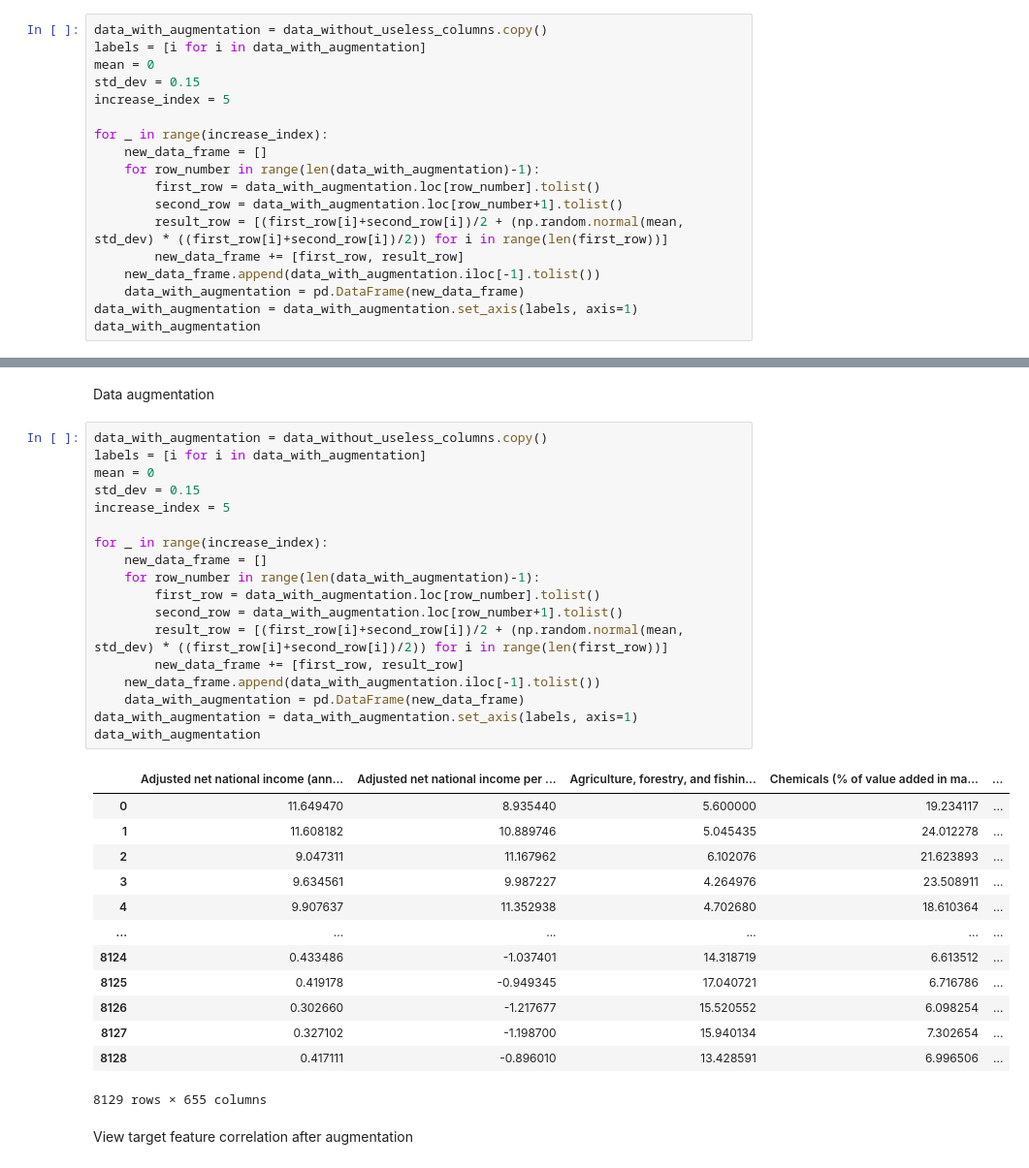
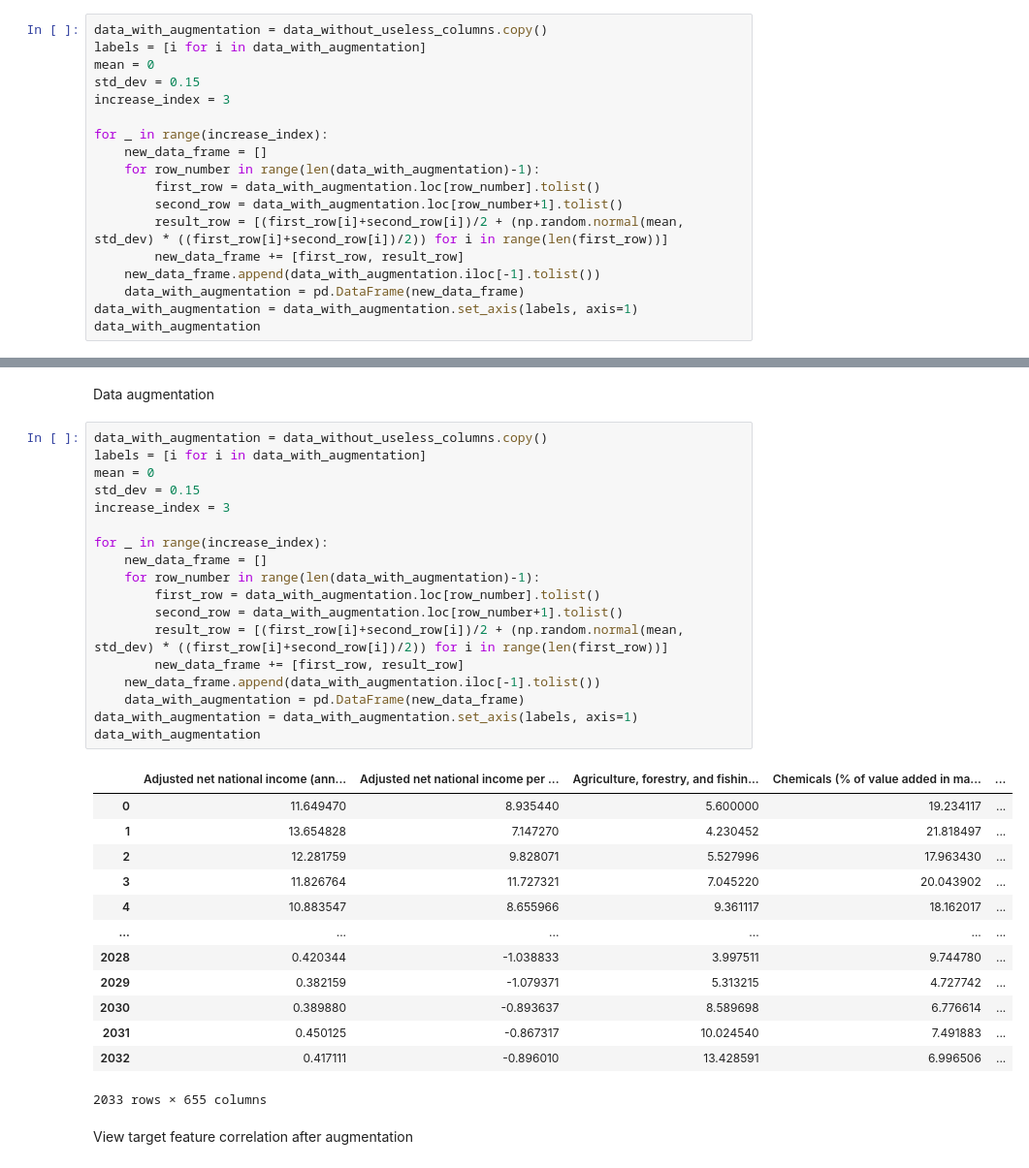
Before and after one commit to DaniilAlenushkin/predicting_a_country_economic_potential, a Jupyter notebook: clear_dataset.ipynb, the cells around one changed output, grey strips where cells are left out. Shown: that part at 97% size. Saved outputs shown, nothing was run; the diff lists cells and outputs as text.

```diff
--- a/clear_dataset.ipynb
+++ b/clear_dataset.ipynb
@@ -181,7 +181,7 @@ data_with_augmentation = data_without_useless_columns.copy()
 labels = [i for i in data_with_augmentation]
 mean = 0
 std_dev = 0.15
-increase_index = 5
+increase_index = 3
 
 for _ in range(increase_index):
     new_data_frame = []
@@ -393,35 +393,35 @@ Data augmentation
 # %%
 data_with_augmentation = data_without_useless_columns.copy()
 labels = [i for i in data_with_augmentation]
 mean = 0
 std_dev = 0.15
-increase_index = 5
+increase_index = 3
 
 for _ in range(increase_index):
     new_data_frame = []
     for row_number in range(len(data_with_augmentation)-1):
         first_row = data_with_augmentation.loc[row_number].tolist()
         second_row = data_with_augmentation.loc[row_number+1].tolist()
         result_row = [(first_row[i]+second_row[i])/2 + (np.random.normal(mean, std_dev) * ((first_row[i]+second_row[i])/2)) for i in range(len(first_row))]
         new_data_frame += [first_row, result_row]
     new_data_frame.append(data_with_augmentation.iloc[-1].tolist())
     data_with_augmentation = pd.DataFrame(new_data_frame)
 data_with_augmentation = data_with_augmentation.set_axis(labels, axis=1)
 data_with_augmentation
 # %% [output]
 |  | Adjusted net national income (ann... | Adjusted net national income per ... | Agriculture, forestry, and fishin... | Chemicals (% of value added in ma... | ... |
 | 0 | 11.649470 | 8.935440 | 5.600000 | 19.234117 | ... |
-| 1 | 11.608182 | 10.889746 | 5.045435 | 24.012278 | ... |
-| 2 | 9.047311 | 11.167962 | 6.102076 | 21.623893 | ... |
-| 3 | 9.634561 | 9.987227 | 4.264976 | 23.508911 | ... |
-| 4 | 9.907637 | 11.352938 | 4.702680 | 18.610364 | ... |
+| 1 | 13.654828 | 7.147270 | 4.230452 | 21.818497 | ... |
+| 2 | 12.281759 | 9.828071 | 5.527996 | 17.963430 | ... |
+| 3 | 11.826764 | 11.727321 | 7.045220 | 20.043902 | ... |
+| 4 | 10.883547 | 8.655966 | 9.361117 | 18.162017 | ... |
 | ... | ... | ... | ... | ... | ... |
-| 8124 | 0.433486 | -1.037401 | 14.318719 | 6.613512 | ... |
-| 8125 | 0.419178 | -0.949345 | 17.040721 | 6.716786 | ... |
-| 8126 | 0.302660 | -1.217677 | 15.520552 | 6.098254 | ... |
-| 8127 | 0.327102 | -1.198700 | 15.940134 | 7.302654 | ... |
-| 8128 | 0.417111 | -0.896010 | 13.428591 | 6.996506 | ... |
+| 2028 | 0.420344 | -1.038833 | 3.997511 | 9.744780 | ... |
+| 2029 | 0.382159 | -1.079371 | 5.313215 | 4.727742 | ... |
+| 2030 | 0.389880 | -0.893637 | 8.589698 | 6.776614 | ... |
+| 2031 | 0.450125 | -0.867317 | 10.024540 | 7.491883 | ... |
+| 2032 | 0.417111 | -0.896010 | 13.428591 | 6.996506 | ... |
-8129 rows × 655 columns
+2033 rows × 655 columns
 # %% [markdown]
 View target feature correlation after augmentation
 # %%
```
Also changed, not shown: parts of 5 cells of this notebook, 5 other files.
